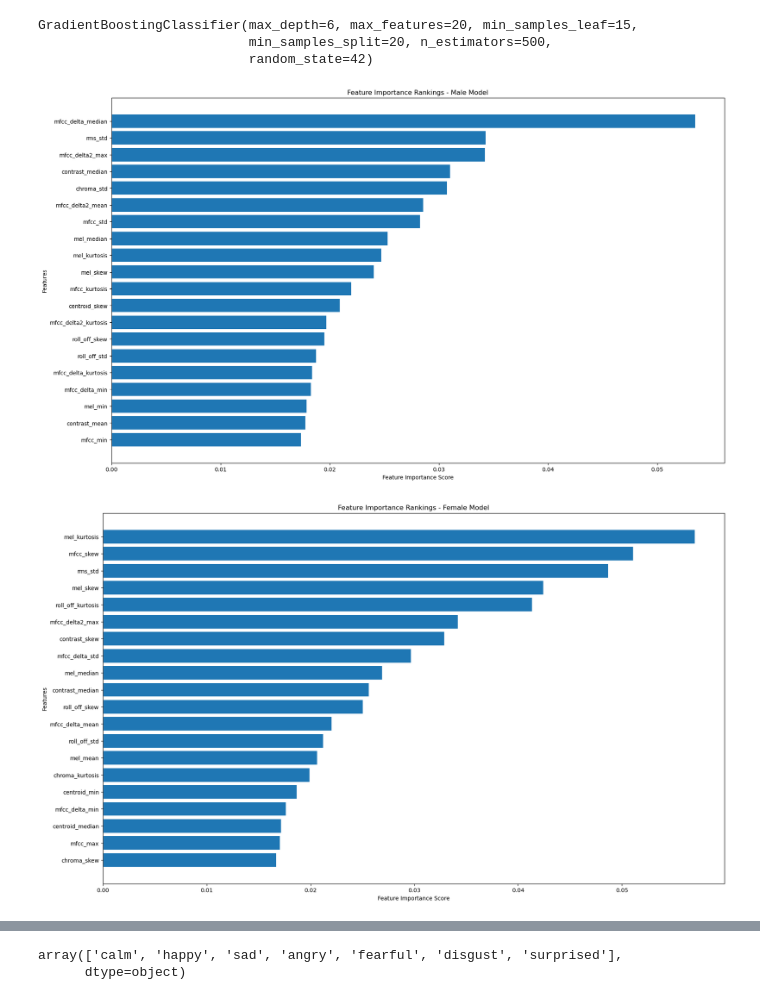
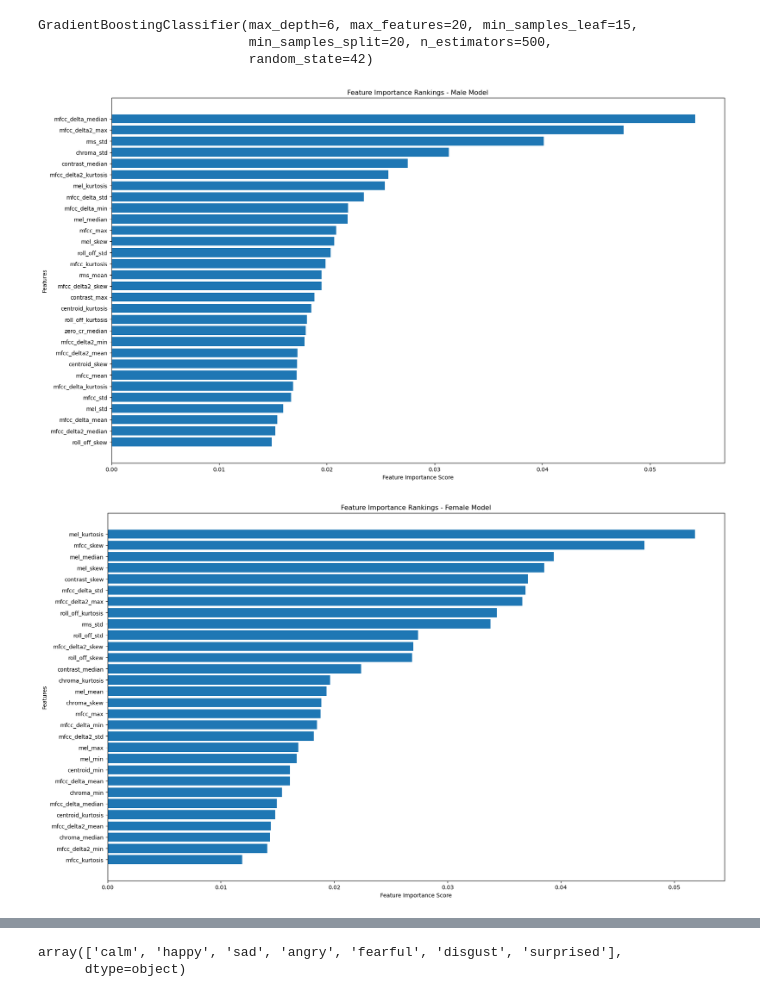
Before and after one commit to Impingere/Projects, a Jupyter notebook: 18.6.1 Capstone Two/Capstone 2 - Pre-processing.ipynb, the cells around one changed output, grey strips where cells are left out. Drawn from its saved outputs; the diff is of its cells as text; code cells hidden in the pictures.

```diff
--- a/18.6.1 Capstone Two/Capstone 2 - Pre-processing.ipynb
+++ b/18.6.1 Capstone Two/Capstone 2 - Pre-processing.ipynb
@@ -747,0 +776,7 @@ plt.show()
+# %%
+data1 = pd.read_csv('voice_data_dw.csv')    # RAVDESS data, dw = data wrangling
+data2 = pd.read_csv('voice_data_dw_c.csv')     # CREMA-D data
+df = pd.DataFrame(data1)
+df_c = pd.DataFrame(data2)
+pd.set_option('display.max_columns', None)
+df.head()
@@ -801,32 +843,32 @@ df_male = df_male[df_male['emotion'] != 'neutral']
 df_female = df_female[df_female['emotion'] != 'neutral']
 
 # Features and labels for male dataset
-X_male = df_male[feature_list].values
+X_male = df_male[feature_list]
 y_male = df_male['emotion'].values
 
 # Features and labels for female dataset
-X_female = df_female[feature_list].values
+X_female = df_female[feature_list]
 y_female = df_female['emotion'].values
 
 # Splitting the male dataset
 X_train_male, X_test_male, y_train_male, y_test_male = train_test_split(
-    X_male, y_male, test_size=0.25, random_state=42, shuffle=True, stratify=y_male)
+    X_male, y_male, test_size=0.35, random_state=42, shuffle=True, stratify=y_male)
 
 # Splitting the female dataset
 X_train_female, X_test_female, y_train_female, y_test_female = train_test_split(
-    X_female, y_female, test_size=0.25, random_state=42, shuffle=True, stratify=y_female)
+    X_female, y_female, test_size=0.35, random_state=42, shuffle=True, stratify=y_female)
 
 # Initialize scalers for male and female datasets
 scaler_male = StandardScaler()
 scaler_female = StandardScaler()
 
 # Scale the male datasets
-X_train_m_sc = scaler_male.fit_transform(X_train_male)
-X_test_m_sc = scaler_male.transform(X_test_male)
+X_train_m_sc = pd.DataFrame(scaler_male.fit_transform(X_train_male), columns=X_train_male.columns)
+X_test_m_sc = pd.DataFrame(scaler_male.transform(X_test_male), columns=X_test_male.columns)
 
 # Scale the female datasets
-X_train_f_sc = scaler_female.fit_transform(X_train_female)
-X_test_f_sc = scaler_female.transform(X_test_female)
+X_train_f_sc = pd.DataFrame(scaler_female.fit_transform(X_train_female), columns=X_train_female.columns)
+X_test_f_sc = pd.DataFrame(scaler_female.transform(X_test_female), columns=X_test_female.columns)
 
 print("Male Dataset:", X_train_m_sc.shape, X_test_m_sc.shape, y_train_male.shape, y_test_male.shape)
 print("Female Dataset:", X_train_f_sc.shape, X_test_f_sc.shape, y_train_female.shape, y_test_female.shape)
@@ -864,39 +970,39 @@ GradientBoostingClassifier(max_depth=6, max_features=20, min_samples_leaf=15,
 gb_feature_importances_male = gb_clf_male.feature_importances_
 gb_feature_importances_female = gb_clf_female.feature_importances_
 
 # Update this list to match the features used in your current model
 gb_feature_names = feature_list
 
 # Creating dictionaries to map feature names to their importances for each model
 gb_importances_male = dict(zip(gb_feature_names, gb_feature_importances_male))
 gb_importances_female = dict(zip(gb_feature_names, gb_feature_importances_female))
 
-# Function to plot feature importances and return top 20 features
-def plot_gb_feature_importances_and_get_top_20(importances, title):
+# Function to plot feature importances and return top 30 features
+def plot_gb_feature_importances_and_get_top_30(importances, title):
     # Sort features by importance
     gb_sorted_importances = sorted(importances.items(), key=lambda x: x[1], reverse=True)
 
     # Extract feature names and scores
     gb_sorted_features = [x[0] for x in gb_sorted_importances]
     gb_sorted_scores = [x[1] for x in gb_sorted_importances]
 
     # Plot
     plt.figure(figsize=(20, 12))
-    plt.barh(gb_sorted_features[:20], gb_sorted_scores[:20])  # Plot only top 20 features
+    plt.barh(gb_sorted_features[:30], gb_sorted_scores[:30])  # Plot only top 30 features
     plt.xlabel('Feature Importance Score')
     plt.ylabel('Features')
     plt.title(title)
     plt.gca().invert_yaxis()
     plt.show()
 
-    # Return top 20 features
-    return gb_sorted_features[:20]
+    # Return top 30 features
+    return gb_sorted_features[:30]
 
 # Get and plot top 20 features for male model
-gb_top_20_features_male = plot_gb_feature_importances_and_get_top_20(gb_importances_male, 'Feature Importance Rankings - Male Model')
+gb_top_30_features_male = plot_gb_feature_importances_and_get_top_30(gb_importances_male, 'Feature Importance Rankings - Male Model')
 
 # Get and plot top 20 features for female model
-gb_top_20_features_female = plot_gb_feature_importances_and_get_top_20(gb_importances_female, 'Feature Importance Rankings - Female Model')
+gb_top_30_features_female = plot_gb_feature_importances_and_get_top_30(gb_importances_female, 'Feature Importance Rankings - Female Model')
 # %% [output]
-[figure, old version]
+[figure, new version]
-[figure, old version]
+[figure, new version]
```
Also changed, not shown: parts of 84 cells of this notebook, 8 other files.
